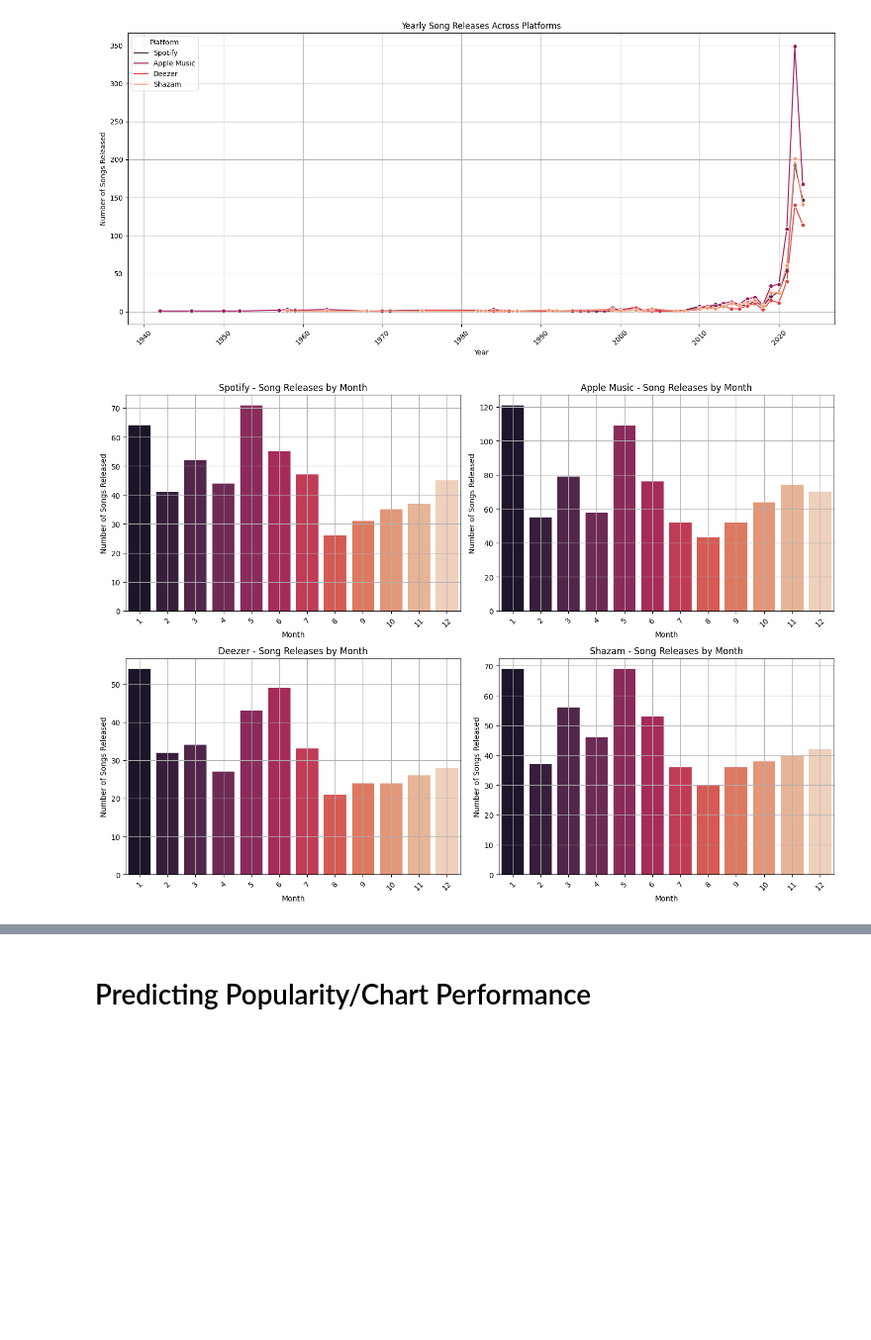
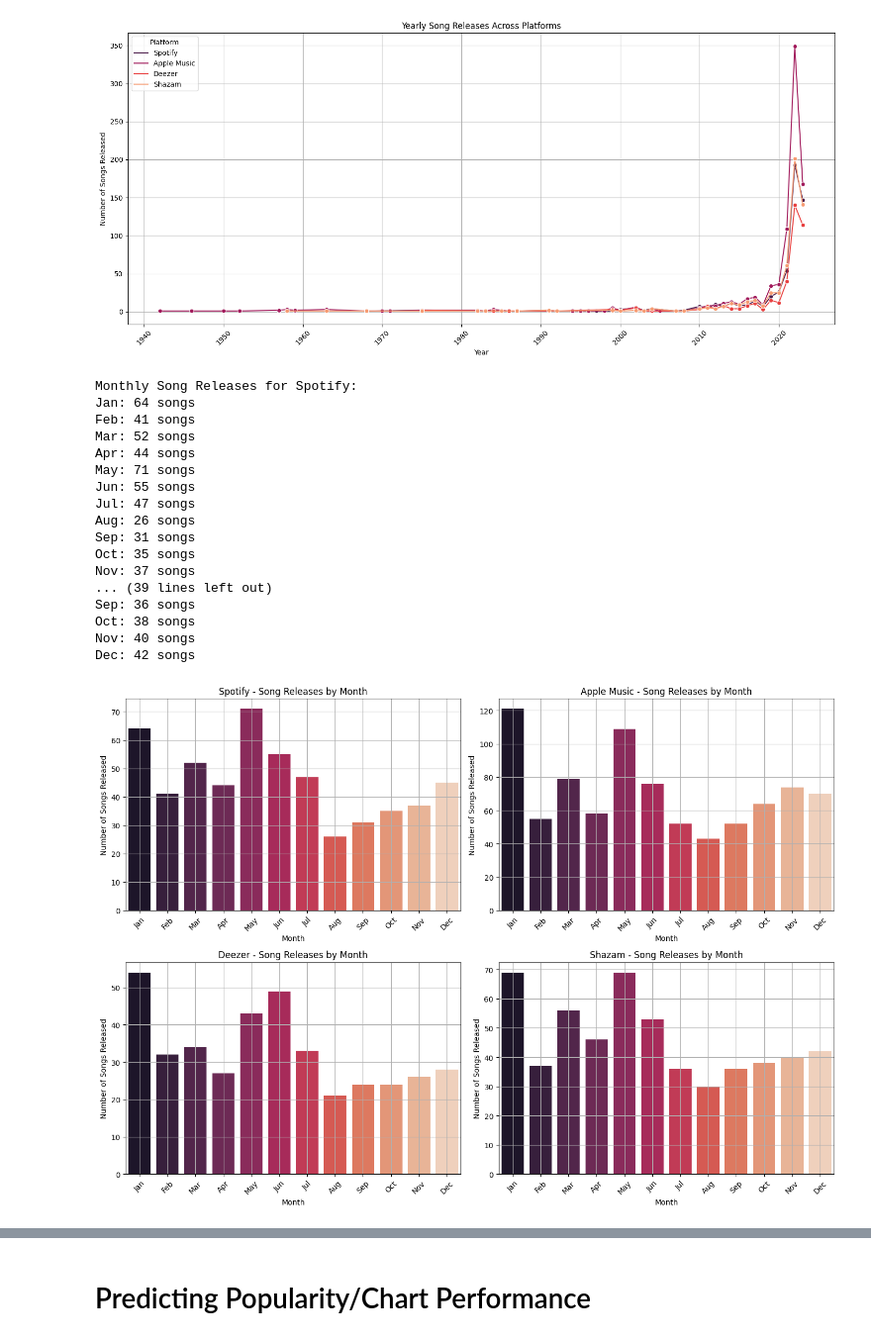
Before and after one commit to janaStani/CPA-MSSS, a Jupyter notebook: cross-platform-analysis.ipynb, the cells around one changed output, grey strips where cells are left out. Shown at 99% size. Drawn from its saved outputs; the diff is of its cells as text; code cells hidden in the pictures; blank space fills up the shorter version.

```diff
--- a/cross-platform-analysis.ipynb
+++ b/cross-platform-analysis.ipynb
@@ -162,0 +165,6 @@ memory usage: 178.8+ KB
+# %%
+# Drop the columns 'key' and 'mode'
+df = df.drop(columns=['key', 'mode'])
+
+# Print DataFrame info
+print(df.info())
@@ -449,6 +519,9 @@ The scatter plots and regression lines indicate weak correlations between the nu
 # List of platforms and their corresponding columns in the dataset
 platforms = ['Spotify', 'Apple Music', 'Deezer', 'Shazam']
 platform_columns = ['in_spotify_charts', 'in_apple_charts', 'in_deezer_charts', 'in_shazam_charts']
+
+# Create a dictionary to store the releases count by year for each platform
+releases_by_year = {}
 
 # Creating a 2x2 grid of subplots
 fig, axes = plt.subplots(nrows=2, ncols=2, figsize=(14, 10))
@@ -472,6 +545,9 @@ for i, (platform, col) in enumerate(zip(platforms, platform_columns)):
     # Rechecking the distribution of song releases by year for the current platform
     yearly_releases = platform_df['release_date'].dt.year.value_counts().sort_index()
 
+    # Store the yearly releases in the dictionary
+    releases_by_year[platform] = yearly_releases
+
     # Creating a DataFrame for seaborn
     yearly_releases_df = yearly_releases.reset_index()
     yearly_releases_df.columns = ['Year', 'Number of Songs Released']
@@ -487,5 +563,10 @@ for i, (platform, col) in enumerate(zip(platforms, platform_columns)):
 # Adjust layout and display
 plt.tight_layout()
 plt.show()
+
+# Print the number of releases by year for each platform
+for platform, releases in releases_by_year.items():
+    print(f"\nNumber of releases by year for {platform}:")
+    print(releases)
 # %% [output]
 [figure]
@@ -522,25 +638,53 @@ plt.show()
 # %%
 # Creating a 2x2 grid of subplots for monthly trends
 fig, axes = plt.subplots(nrows=2, ncols=2, figsize=(14, 10))
 axes = axes.flatten()
+
+# Define month names for x-axis labels
+month_names = ['Jan', 'Feb', 'Mar', 'Apr', 'May', 'Jun', 'Jul', 'Aug', 'Sep', 'Oct', 'Nov', 'Dec']
 
 for i, (platform, col) in enumerate(zip(platforms, platform_columns)):
     platform_df = df[df[col] > 0].copy()
     platform_df['release_date_string'] = platform_df['released_year'].astype(str) + '-' + \
                                         platform_df['released_month'].astype(str) + '-' + \
                                         platform_df['released_day'].astype(str)
     platform_df['release_date'] = pd.to_datetime(platform_df['release_date_string'], errors='coerce')
     monthly_releases = platform_df['release_date'].dt.month.value_counts().sort_index()
     monthly_releases_df = monthly_releases.reset_index()
     monthly_releases_df.columns = ['Month', 'Number of Songs Released']
+    monthly_releases_df['Month'] = monthly_releases_df['Month'].astype(int) - 1  # Convert month numbers to 0-based index for labels
+
+     # Print monthly release data
+    print(f"\nMonthly Song Releases for {platform}:")
+    for month_index, row in monthly_releases_df.iterrows():
+        print(f"{month_names[row['Month']]}: {row['Number of Songs Released']} songs")
+
     sns.barplot(data=monthly_releases_df, x='Month', y='Number of Songs Released', ax=axes[i], palette='rocket')
     axes[i].set_title(f'{platform} - Song Releases by Month', fontsize=12)
     axes[i].set_xlabel('Month')
     axes[i].set_ylabel('Number of Songs Released')
-    axes[i].tick_params(axis='x', rotation=45)
+    axes[i].set_xticks(range(12))
+    axes[i].set_xticklabels(month_names, rotation=45)
     axes[i].grid(True)
 
 plt.tight_layout()
 plt.show()
 # %% [output]
+Monthly Song Releases for Spotify:
+Jan: 64 songs
+Feb: 41 songs
+Mar: 52 songs
+Apr: 44 songs
+May: 71 songs
+Jun: 55 songs
+Jul: 47 songs
+Aug: 26 songs
+Sep: 31 songs
+Oct: 35 songs
+Nov: 37 songs
+... (39 lines left out)
+Sep: 36 songs
+Oct: 38 songs
+Nov: 40 songs
+Dec: 42 songs
-[figure, old version]
+[figure, new version]
```
Also changed, not shown: parts of 8 cells of this notebook.
